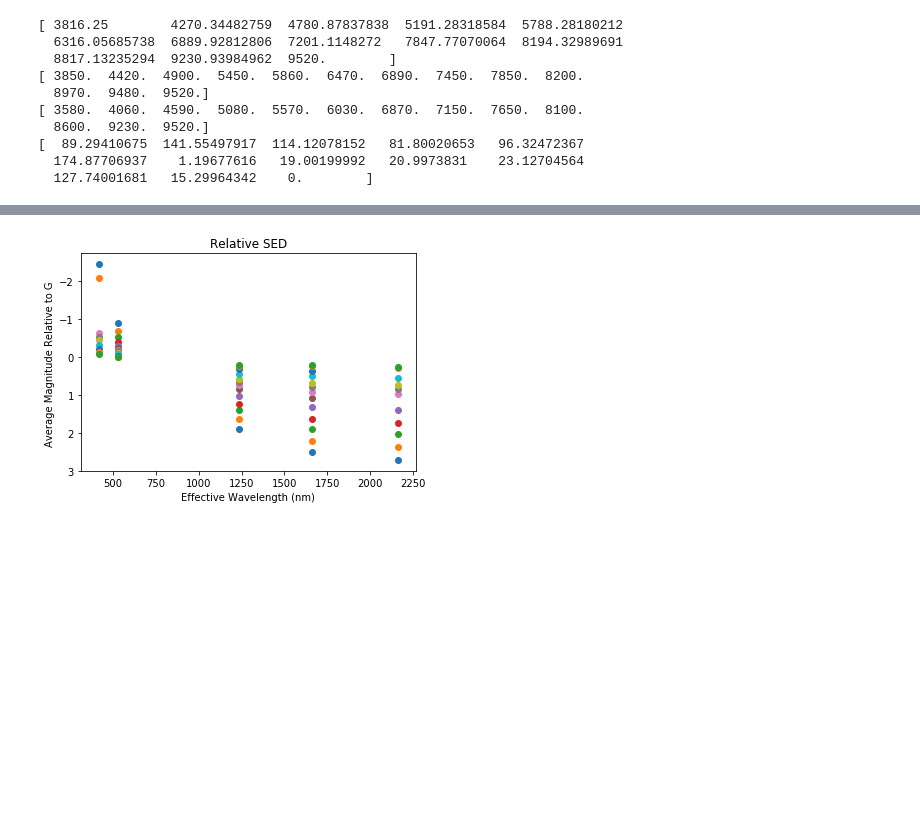
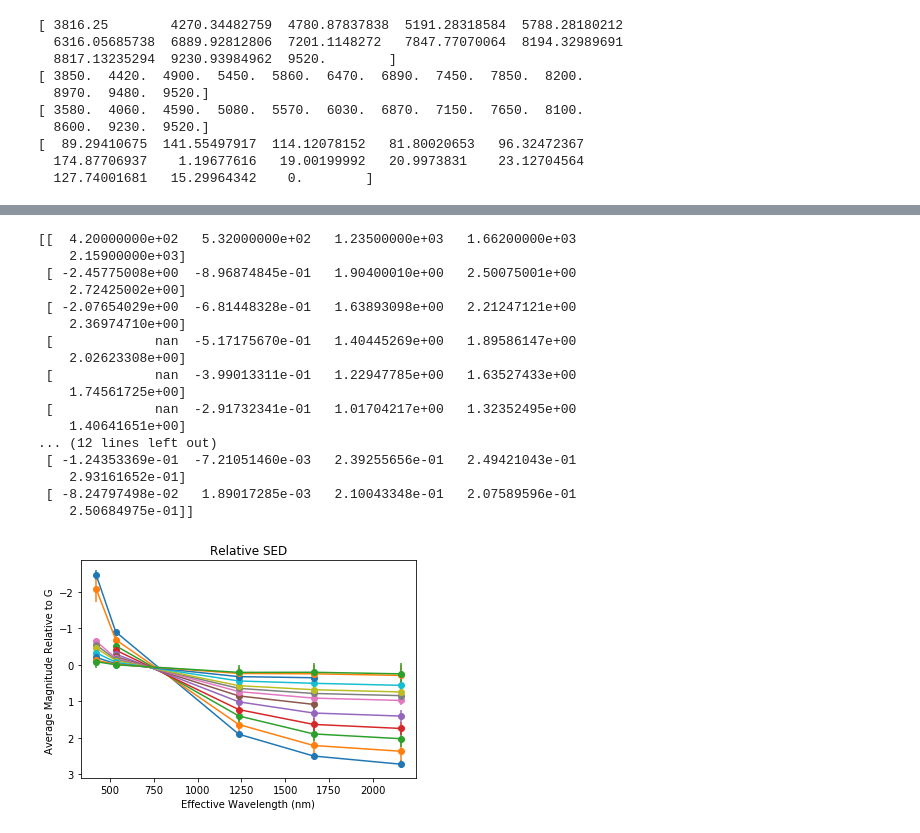
Before and after one commit to leemundy/GAIA, a Jupyter notebook: Work-Areas/rpopescu/notebook/Make_SEDs.ipynb, the cells around one changed output, grey strips where cells are left out. Saved outputs shown, nothing was run; the diff lists cells and outputs as text; code cells hidden in the pictures; blank space fills up the shorter version.

```diff
--- a/Work-Areas/rpopescu/notebook/Make_SEDs.ipynb
+++ b/Work-Areas/rpopescu/notebook/Make_SEDs.ipynb
@@ -287,10 +287,18 @@ print(t_stdev)
   174.87706937    1.19677616   19.00199992   20.9973831    23.12704564
   127.74001681   15.29964342    0.        ]
 # %%
+#number of main sequence stars
 Vstars = 0
 for i in range(len(temp_cat)):
     if (SpTypeN[i] > 4.9 and SpTypeN[i] < 5.05):
         Vstars = Vstars +1
 print(Vstars)
+
+#number of stars assigned a temperature category (less than number of main sequence stars)
+Tstars = 0
+for i in range(len(temp_cat)):
+    if (temp_cat[i] != 0):
+        Tstars = Tstars +1
+print(Tstars)
 # %% [output]
 19973
@@ -297,6 +306,6 @@ print(Vstars)
 # %%
 #Absolute Magnitude SED
-wvl = [532, 420, 673, 1235, 1662, 2159]
+wvl = [420, 532, 673, 1235, 1662, 2159]
 for t in temps:
     V_array = []
     B_array = []
@@ -312,9 +321,15 @@ for t in temps:
             J_array = np.append(J_array,Jmags[i])
             H_array = np.append(H_array,Hmags[i])
             K_array = np.append(K_array,Kmags[i])
-    mag_array = [math.log10(np.mean(V_array)), math.log10(np.mean(B_array)), math.log10(np.mean(G_array)), \
-                 math.log10(np.mean(J_array)), math.log10(np.mean(H_array)), math.log10(np.mean(K_array))]
-    plt.plot(wvl, values, '-o')
+    mag_array = [np.mean(B_array), np.mean(V_array), np.mean(G_array), \
+                 np.mean(J_array), np.mean(H_array), np.mean(K_array)]
+    std_array = [np.std(B_array), np.std(V_array), np.std(G_array), \
+                 np.std(J_array), np.std(H_array), np.std(K_array)]
+    #mag_array2 = [math.log10(np.mean(B_array)), math.log10(np.mean(V_array)), math.log10(np.mean(G_array)), \
+    #             math.log10(np.mean(J_array)), math.log10(np.mean(H_array)), math.log10(np.mean(K_array))]
+    #std_array2 = [math.log10(np.std(B_array)), math.log10(np.std(V_array)), math.log10(np.std(G_array)), \
+    #             math.log10(np.std(J_array)), math.log10(np.std(H_array)), math.log10(np.std(K_array))]
+    plt.errorbar(wvl, mag_array, yerr = std_array, linestyle = '-', marker = 'o')
     plt.gca().invert_yaxis()
     plt.xlabel('Effective Wavelength (nm)')
     plt.ylabel('Average Absolute Magnitude')
@@ -324,23 +339,46 @@ for t in temps:
 # %%
-wvl2 = [532, 420, 1235, 1662, 2159]
+wvl2 = [420, 532, 1235, 1662, 2159]
+temp_mags = np.array(wvl2)
+temp_std = np.array(wvl2)
 for t in temps:
     G_V_array = []
     G_B_array = []
     G_J_array = []
     G_H_array = []
     G_K_array = []
     for i in range(len(temp_cat)):
         if (temp_cat[i] == t):
             G_V_array = np.append(G_V_array,Gmags[i]-Vmags[i])
             G_B_array = np.append(G_B_array,Gmags[i]-Bmags[i])
             G_J_array = np.append(G_J_array,Gmags[i]-Jmags[i])
             G_H_array = np.append(G_H_array,Gmags[i]-Hmags[i])
             G_K_array = np.append(G_K_array,Gmags[i]-Kmags[i])
-    mag_array = [np.mean(G_V_array), np.mean(G_B_array),np.mean(G_J_array), np.mean(G_H_array), np.mean(G_K_array)]
-    plt.scatter(wvl2,mag_array)
+    mag_array = [np.mean(G_B_array), np.mean(G_V_array), np.mean(G_J_array), np.mean(G_H_array), np.mean(G_K_array)]
+    std_array = [np.std(G_B_array), np.std(G_V_array), np.std(G_J_array), np.std(G_H_array), np.std(G_K_array)]
+    temp_mags = np.vstack((temp_mags,mag_array))
+    temp_std = np.vstack((temp_std,std_array))
+    plt.errorbar(wvl2, mag_array, yerr = std_array, linestyle = '-', marker = 'o')
     plt.gca().invert_yaxis()
     plt.xlabel('Effective Wavelength (nm)')
     plt.ylabel('Average Magnitude Relative to G ')
     plt.title('Relative SED')
+print(temp_mags)
 # %% [output]
+[[  4.20000000e+02   5.32000000e+02   1.23500000e+03   1.66200000e+03
+    2.15900000e+03]
+ [ -2.45775008e+00  -8.96874845e-01   1.90400010e+00   2.50075001e+00
+    2.72425002e+00]
+ [ -2.07654029e+00  -6.81448328e-01   1.63893098e+00   2.21247121e+00
+    2.36974710e+00]
+ [             nan  -5.17175670e-01   1.40445269e+00   1.89586147e+00
+    2.02623308e+00]
+ [             nan  -3.99013311e-01   1.22947785e+00   1.63527433e+00
+    1.74561725e+00]
+ [             nan  -2.91732341e-01   1.01704217e+00   1.32352495e+00
+    1.40641651e+00]
+... (12 lines left out)
+ [ -1.24353369e-01  -7.21051460e-03   2.39255656e-01   2.49421043e-01
+    2.93161652e-01]
+ [ -8.24797498e-02   1.89017285e-03   2.10043348e-01   2.07589596e-01
+    2.50684975e-01]]
-[figure, old version]
+[figure, new version]
```
Also changed, not shown: parts of 7 cells of this notebook.
